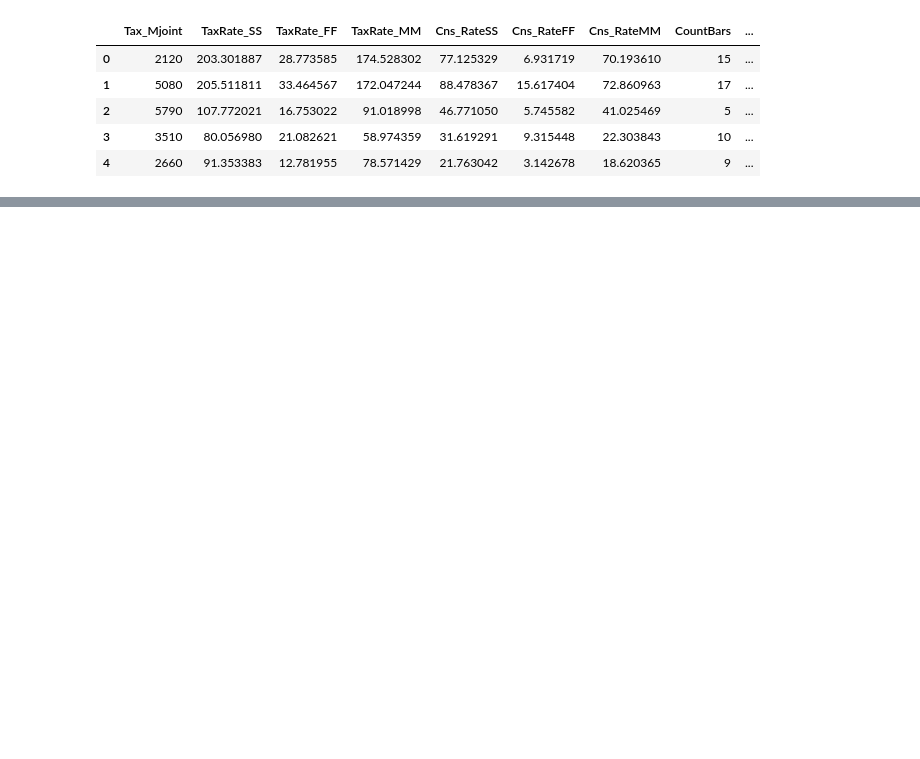
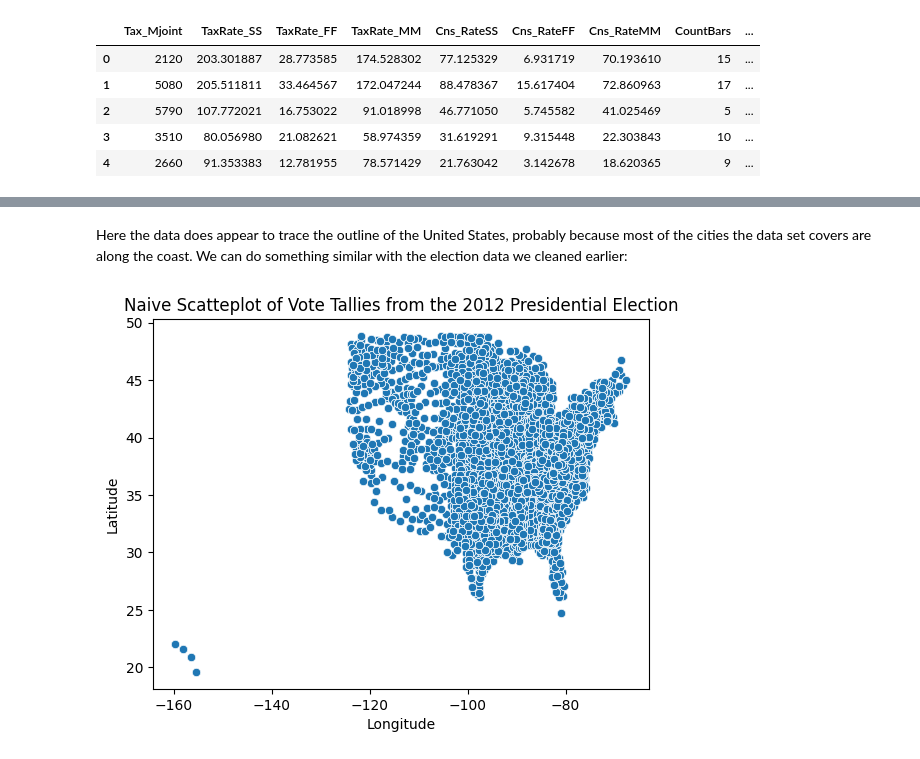
Before and after one commit to ubco-W2022T2-data301/project-group-group-44, a Jupyter notebook: analysis/analysis1.ipynb, the cells around one changed output, grey strips where cells are left out. Saved outputs shown, nothing was run; the diff lists cells and outputs as text; code cells hidden in the pictures; blank space fills up the shorter version.

```diff
--- a/analysis/analysis1.ipynb
+++ b/analysis/analysis1.ipynb
@@ -135,0 +151,11 @@ gb.head()
+# %% [markdown]
+Here the data does appear to trace the outline of the United States, probably because most of the cities the data set covers are along the coast. We can do something similar with the election data we cleaned earlier:
+# %%
+plot_naive_scatter2 = sns.scatterplot(data=pol, x="long", y="lat")
+_ = plot_naive_scatter2.set(
+    xlabel="Longitude",
+    ylabel="Latitude",
+    title="Naive Scatteplot of Vote Tallies from the 2012 Presidential Election"
+)
+# %% [output]
+[figure, added]
```
Also changed, not shown: parts of 14 cells of this notebook, 1 other file.
